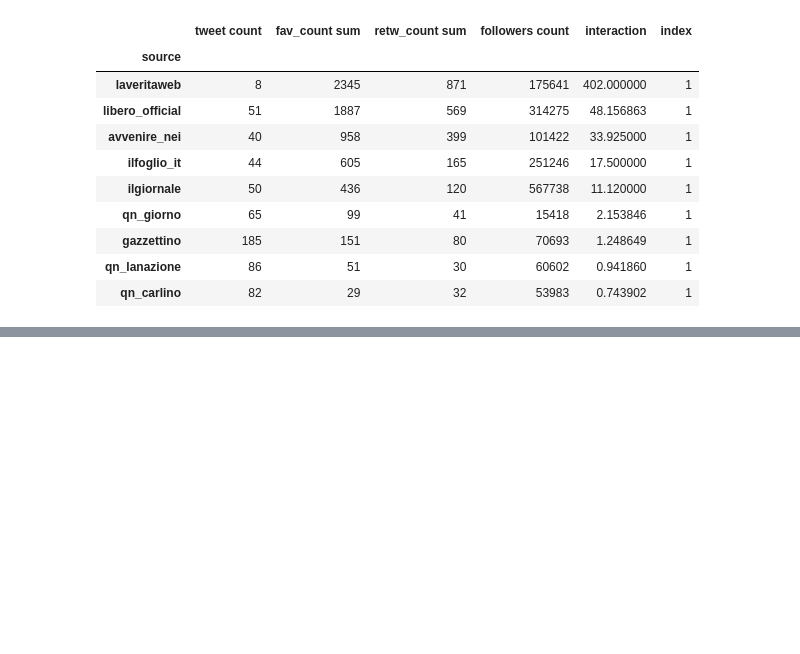
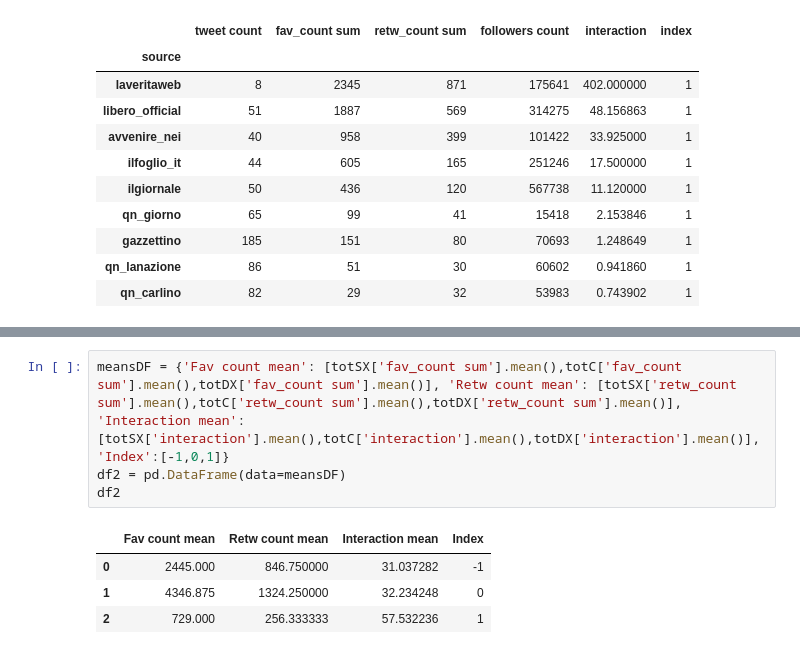
Before and after one commit to Dassoo/info-vis_project, a Jupyter notebook: ds_graphs.ipynb, the cells around one changed output, grey strips where cells are left out. Drawn from its saved outputs; the diff is of its cells as text; blank space fills up the shorter version.

```diff
--- a/ds_graphs.ipynb
+++ b/ds_graphs.ipynb
@@ -574,0 +662,9 @@ Interaction median:  11.12
+# %%
+meansDF = {'Fav count mean': [totSX['fav_count sum'].mean(),totC['fav_count sum'].mean(),totDX['fav_count sum'].mean()], 'Retw count mean': [totSX['retw_count sum'].mean(),totC['retw_count sum'].mean(),totDX['retw_count sum'].mean()], 'Interaction mean': [totSX['interaction'].mean(),totC['interaction'].mean(),totDX['interaction'].mean()], 'Index':[-1,0,1]}
+df2 = pd.DataFrame(data=meansDF)
+df2
+# %% [output]
+|  | Fav count mean | Retw count mean | Interaction mean | Index |
+| 0 | 2445.000 | 846.750000 | 31.037282 | -1 |
+| 1 | 4346.875 | 1324.250000 | 32.234248 | 0 |
+| 2 | 729.000 | 256.333333 | 57.532236 | 1 |
```
Also changed, not shown: parts of 16 cells of this notebook, 1 other file.
